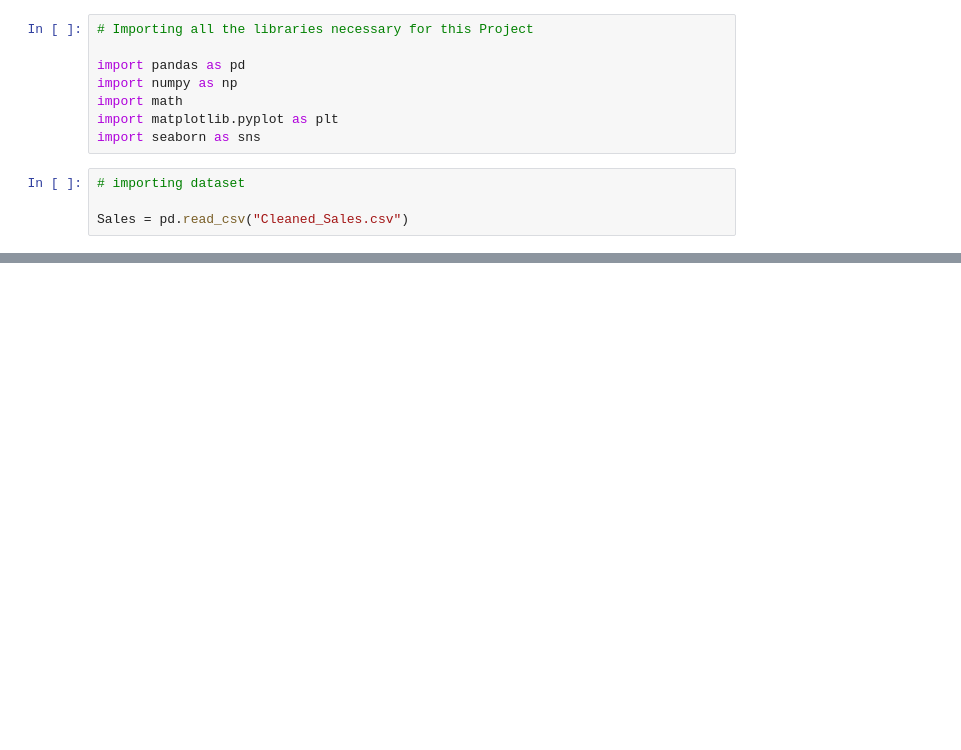
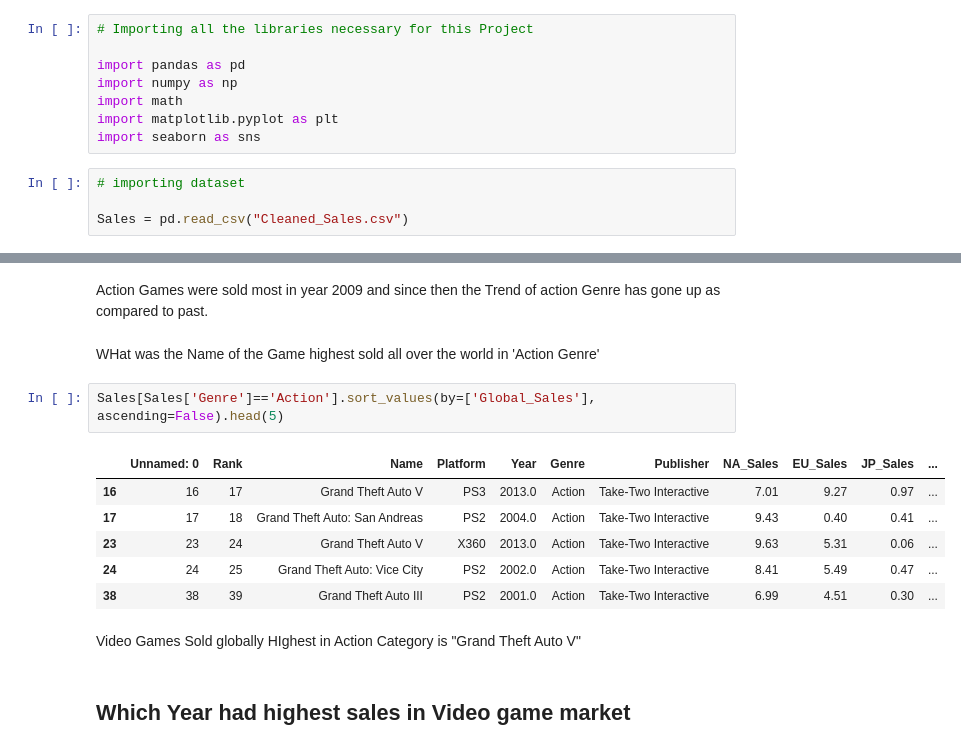
Before and after one commit to K09Gaurav/Video-Game-sales-Analysis, a Jupyter notebook: Video_Game_Analysis.ipynb, the cells around one changed output, grey strips where cells are left out. Cells and saved outputs as stored; diff of their text form; blank space fills up the shorter version.

```diff
--- a/Video_Game_Analysis.ipynb
+++ b/Video_Game_Analysis.ipynb
@@ -57,0 +59,17 @@ According to the results The Most Sold 'Genre' is 'Action' with a massive lead w
+# %% [markdown]
+Action Games were sold most in year 2009 and since then the Trend of action Genre has gone up as compared to past.
+# %% [markdown]
+WHat was the Name of the Game highest sold all over the world in 'Action Genre'
+# %%
+Sales[Sales['Genre']=='Action'].sort_values(by=['Global_Sales'], ascending=False).head(5)
+# %% [output]
+|  | Unnamed: 0 | Rank | Name | Platform | Year | Genre | Publisher | NA_Sales | EU_Sales | JP_Sales | ... |
+| 16 | 16 | 17 | Grand Theft Auto V | PS3 | 2013.0 | Action | Take-Two Interactive | 7.01 | 9.27 | 0.97 | ... |
+| 17 | 17 | 18 | Grand Theft Auto: San Andreas | PS2 | 2004.0 | Action | Take-Two Interactive | 9.43 | 0.40 | 0.41 | ... |
+| 23 | 23 | 24 | Grand Theft Auto V | X360 | 2013.0 | Action | Take-Two Interactive | 9.63 | 5.31 | 0.06 | ... |
+| 24 | 24 | 25 | Grand Theft Auto: Vice City | PS2 | 2002.0 | Action | Take-Two Interactive | 8.41 | 5.49 | 0.47 | ... |
+| 38 | 38 | 39 | Grand Theft Auto III | PS2 | 2001.0 | Action | Take-Two Interactive | 6.99 | 4.51 | 0.30 | ... |
+# %% [markdown]
+Video Games Sold globally HIghest in Action Category is "Grand Theft Auto V"
+# %% [markdown]
+## Which Year had highest sales in Video game market
```
Also changed, not shown: parts of 21 cells of this notebook.
